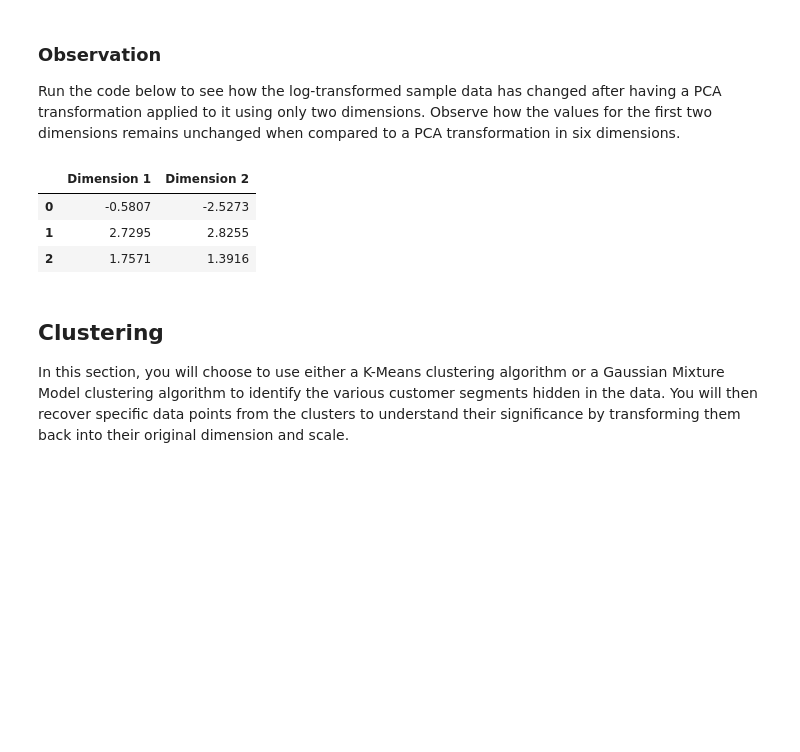
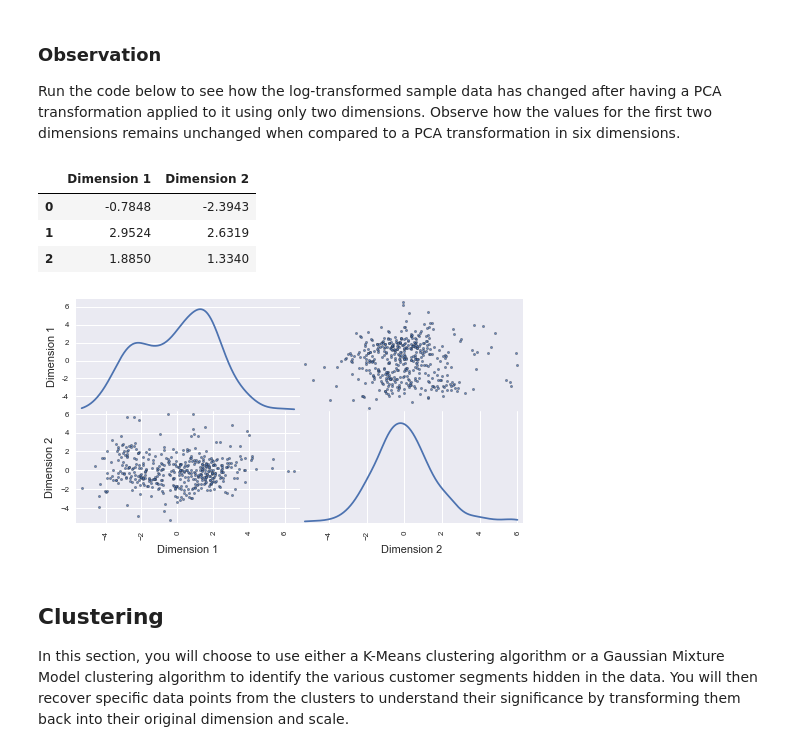
Before and after one commit to adarshakb/machine-learning, a Jupyter notebook: projects/creating_customer_segments/customer_segments.ipynb, the cells around one changed output. Cells and saved outputs as stored; diff of their text form; code cells hidden in the pictures; blank space fills up the shorter version.

```diff
--- a/projects/creating_customer_segments/customer_segments.ipynb
+++ b/projects/creating_customer_segments/customer_segments.ipynb
@@ -215,7 +233,7 @@ for feature in log_data.keys():
     Q1 = np.percentile(log_data[feature],25)
 
     # TODO: Calculate Q3 (75th percentile of the data) for the given feature
-    Q3 = np.percentile(log_data[feature],50)
+    Q3 = np.percentile(log_data[feature],75)
 
     # TODO: Use the interquartile range to calculate an outlier step (1.5 times the interquartile range)
     step = 1.5 * (Q3 - Q1)
@@ -229,6 +247,12 @@ for feature in log_data.keys():
 # drop data points if they are outliers in more than one "outler" positions
 
 
+outliers = list(set.intersection(*outliersPerFeatureSets))
+print "Number of data points which have ALL outliers in them: {}".format(len(outliers))
+
+## override the outliers calculated above. ##
+## explanation provided below ##
+
 outliers = set()
 for i in range(0,len(outliersPerFeatureSets)):
     for j in range(i+1,len(outliersPerFeatureSets)):
@@ -237,12 +261,6 @@ for i in range(0,len(outliersPerFeatureSets)):
 outliers  = list(outliers)
 print "Number of data points which have > 1 outliers in them: {}".format(len(outliers))
 
-## override the outliers calculated above. ##
-## explanation provided below ##
-
-outliers = list(set.intersection(*outliersPerFeatureSets))
-print "Number of data points which have ALL outliers in them: {}".format(len(outliers))
-
 # Remove the outliers, if any were specified
 good_data = log_data.drop(log_data.index[outliers]).reset_index(drop = True)
 # %% [output]
@@ -430,11 +418,14 @@ Run the code below to see how the log-transformed sample data has changed after
 # %%
 # Display sample log-data after applying PCA transformation in two dimensions
 display(pd.DataFrame(np.round(pca_samples, 4), columns = ['Dimension 1', 'Dimension 2']))
+# Produce a scatter matrix for pca reduced data
+pd.scatter_matrix(reduced_data, alpha = 0.8, figsize = (8,4), diagonal = 'kde');
 # %% [output]
 |  | Dimension 1 | Dimension 2 |
-| 0 | -0.5807 | -2.5273 |
-| 1 | 2.7295 | 2.8255 |
-| 2 | 1.7571 | 1.3916 |
+| 0 | -0.7848 | -2.3943 |
+| 1 | 2.9524 | 2.6319 |
+| 2 | 1.8850 | 1.3340 |
+[figure, added]
 # %% [markdown]
 ## Clustering
 
```
Also changed, not shown: parts of 12 cells of this notebook.
